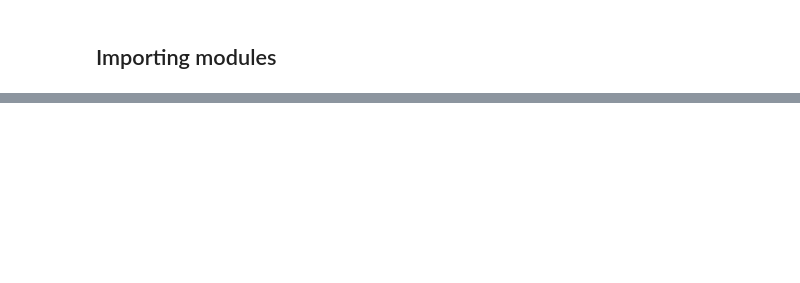
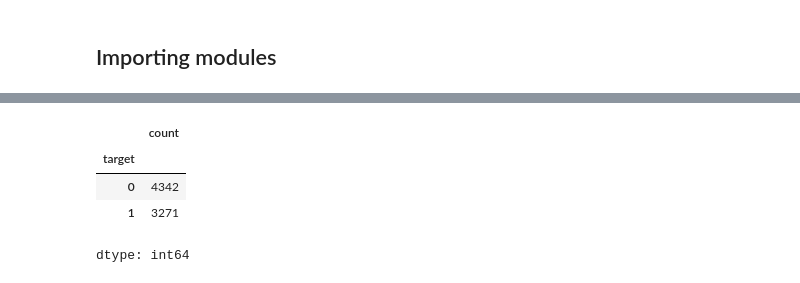
Before and after one commit to farheenfathimaa/NLP-with-Disaster-Tweets, a Jupyter notebook: Natural_Language_Processing_with_Disaster_Tweets_Code.ipynb, the cells around one changed output, grey strips where cells are left out. Saved outputs shown, nothing was run; the diff lists cells and outputs as text; code cells hidden in the pictures; blank space fills up the shorter version.

```diff
--- a/Natural_Language_Processing_with_Disaster_Tweets_Code.ipynb
+++ b/Natural_Language_Processing_with_Disaster_Tweets_Code.ipynb
@@ -285,0 +93,8 @@ feature_dict
+# %%
+train_df["target"].value_counts()
+# %% [output]
+|  | count |
+| target |  |
+| 0 | 4342 |
+| 1 | 3271 |
+dtype: int64
```
Also changed, not shown: parts of 48 cells of this notebook.
